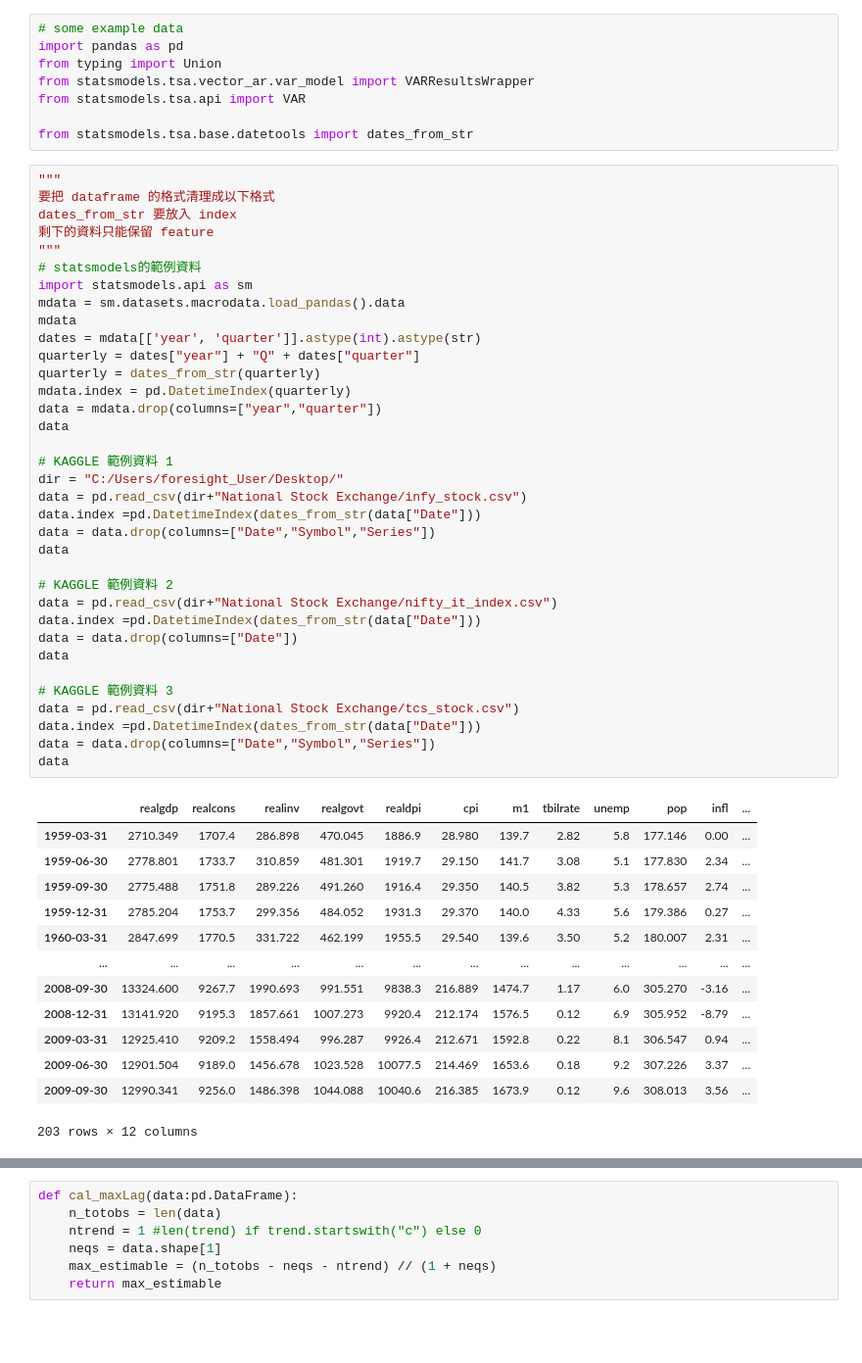
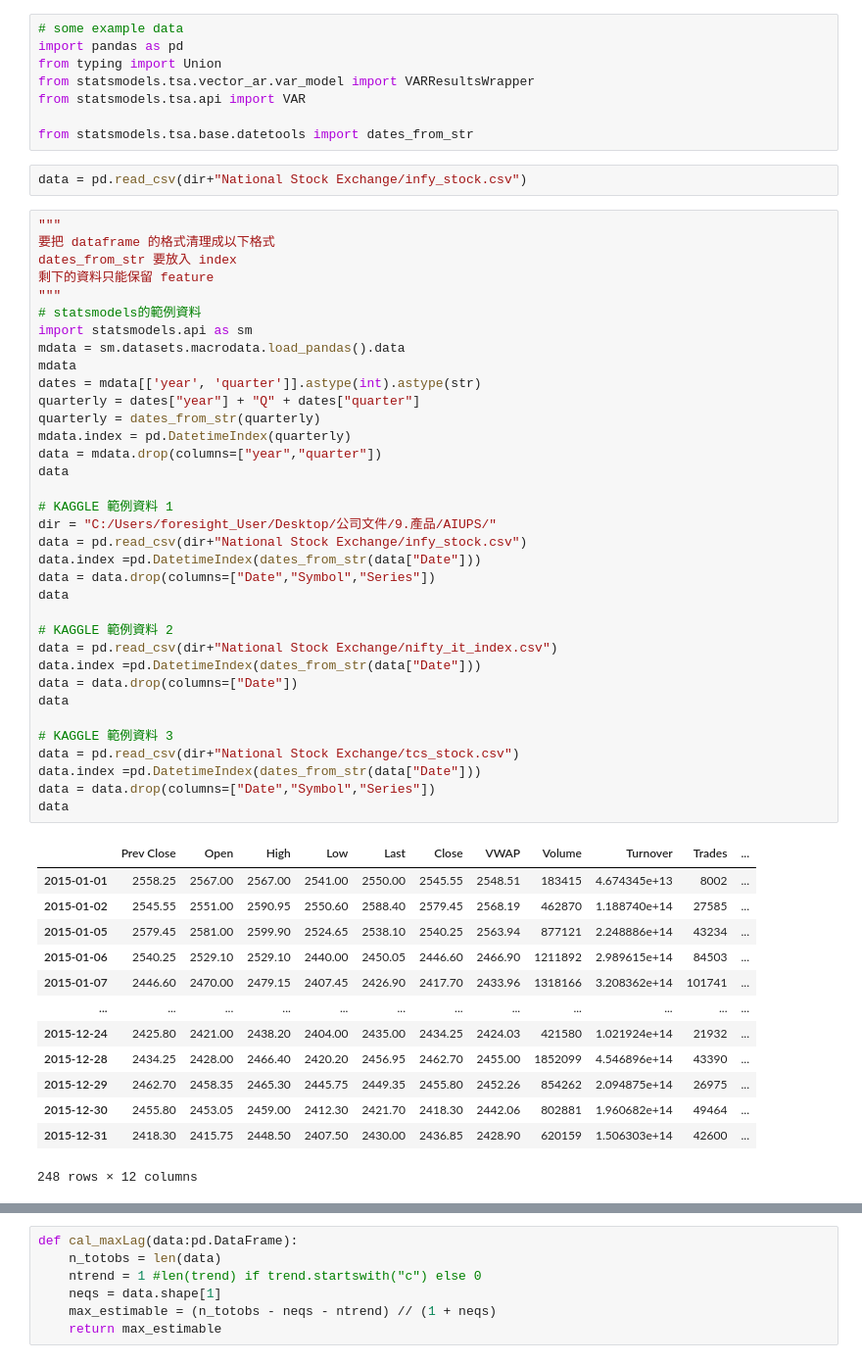
Before and after one commit to DanyelleJhang/FST, a Jupyter notebook: VAR_範例.ipynb, the cells around one changed output, grey strips where cells are left out. Shown at 98% size. Drawn from its saved outputs; the diff is of its cells as text; blank space fills up the shorter version.

```diff
--- a/VAR_範例.ipynb
+++ b/VAR_範例.ipynb
@@ -6,6 +6,8 @@ from statsmodels.tsa.vector_ar.var_model import VARResultsWrapper
 from statsmodels.tsa.api import VAR
 
 from statsmodels.tsa.base.datetools import dates_from_str
+# %%
+data = pd.read_csv(dir+"National Stock Exchange/infy_stock.csv")
 # %%
 """
 要把 dataframe 的格式清理成以下格式
@@ -14,44 +16,44 @@ dates_from_str 要放入 index
 """
 # statsmodels的範例資料
 import statsmodels.api as sm
 mdata = sm.datasets.macrodata.load_pandas().data
 mdata
 dates = mdata[['year', 'quarter']].astype(int).astype(str)
 quarterly = dates["year"] + "Q" + dates["quarter"]
 quarterly = dates_from_str(quarterly)
 mdata.index = pd.DatetimeIndex(quarterly)
 data = mdata.drop(columns=["year","quarter"])
 data
 
 # KAGGLE 範例資料 1
-dir = "C:/Users/foresight_User/Desktop/"
+dir = "C:/Users/foresight_User/Desktop/公司文件/9.產品/AIUPS/"
 data = pd.read_csv(dir+"National Stock Exchange/infy_stock.csv")
 data.index =pd.DatetimeIndex(dates_from_str(data["Date"]))
 data = data.drop(columns=["Date","Symbol","Series"])
 data
 
 # KAGGLE 範例資料 2
 data = pd.read_csv(dir+"National Stock Exchange/nifty_it_index.csv")
 data.index =pd.DatetimeIndex(dates_from_str(data["Date"]))
 data = data.drop(columns=["Date"])
 data
 
 # KAGGLE 範例資料 3
 data = pd.read_csv(dir+"National Stock Exchange/tcs_stock.csv")
 data.index =pd.DatetimeIndex(dates_from_str(data["Date"]))
 data = data.drop(columns=["Date","Symbol","Series"])
 data
 # %% [output]
-|  | realgdp | realcons | realinv | realgovt | realdpi | cpi | m1 | tbilrate | unemp | pop | infl | ... |
-| 1959-03-31 | 2710.349 | 1707.4 | 286.898 | 470.045 | 1886.9 | 28.980 | 139.7 | 2.82 | 5.8 | 177.146 | 0.00 | ... |
-| 1959-06-30 | 2778.801 | 1733.7 | 310.859 | 481.301 | 1919.7 | 29.150 | 141.7 | 3.08 | 5.1 | 177.830 | 2.34 | ... |
-| 1959-09-30 | 2775.488 | 1751.8 | 289.226 | 491.260 | 1916.4 | 29.350 | 140.5 | 3.82 | 5.3 | 178.657 | 2.74 | ... |
-| 1959-12-31 | 2785.204 | 1753.7 | 299.356 | 484.052 | 1931.3 | 29.370 | 140.0 | 4.33 | 5.6 | 179.386 | 0.27 | ... |
-| 1960-03-31 | 2847.699 | 1770.5 | 331.722 | 462.199 | 1955.5 | 29.540 | 139.6 | 3.50 | 5.2 | 180.007 | 2.31 | ... |
-| ... | ... | ... | ... | ... | ... | ... | ... | ... | ... | ... | ... | ... |
-| 2008-09-30 | 13324.600 | 9267.7 | 1990.693 | 991.551 | 9838.3 | 216.889 | 1474.7 | 1.17 | 6.0 | 305.270 | -3.16 | ... |
-| 2008-12-31 | 13141.920 | 9195.3 | 1857.661 | 1007.273 | 9920.4 | 212.174 | 1576.5 | 0.12 | 6.9 | 305.952 | -8.79 | ... |
-| 2009-03-31 | 12925.410 | 9209.2 | 1558.494 | 996.287 | 9926.4 | 212.671 | 1592.8 | 0.22 | 8.1 | 306.547 | 0.94 | ... |
-| 2009-06-30 | 12901.504 | 9189.0 | 1456.678 | 1023.528 | 10077.5 | 214.469 | 1653.6 | 0.18 | 9.2 | 307.226 | 3.37 | ... |
-| 2009-09-30 | 12990.341 | 9256.0 | 1486.398 | 1044.088 | 10040.6 | 216.385 | 1673.9 | 0.12 | 9.6 | 308.013 | 3.56 | ... |
+|  | Prev Close | Open | High | Low | Last | Close | VWAP | Volume | Turnover | Trades | ... |
+| 2015-01-01 | 2558.25 | 2567.00 | 2567.00 | 2541.00 | 2550.00 | 2545.55 | 2548.51 | 183415 | 4.674345e+13 | 8002 | ... |
+| 2015-01-02 | 2545.55 | 2551.00 | 2590.95 | 2550.60 | 2588.40 | 2579.45 | 2568.19 | 462870 | 1.188740e+14 | 27585 | ... |
+| 2015-01-05 | 2579.45 | 2581.00 | 2599.90 | 2524.65 | 2538.10 | 2540.25 | 2563.94 | 877121 | 2.248886e+14 | 43234 | ... |
+| 2015-01-06 | 2540.25 | 2529.10 | 2529.10 | 2440.00 | 2450.05 | 2446.60 | 2466.90 | 1211892 | 2.989615e+14 | 84503 | ... |
+| 2015-01-07 | 2446.60 | 2470.00 | 2479.15 | 2407.45 | 2426.90 | 2417.70 | 2433.96 | 1318166 | 3.208362e+14 | 101741 | ... |
+| ... | ... | ... | ... | ... | ... | ... | ... | ... | ... | ... | ... |
+| 2015-12-24 | 2425.80 | 2421.00 | 2438.20 | 2404.00 | 2435.00 | 2434.25 | 2424.03 | 421580 | 1.021924e+14 | 21932 | ... |
+| 2015-12-28 | 2434.25 | 2428.00 | 2466.40 | 2420.20 | 2456.95 | 2462.70 | 2455.00 | 1852099 | 4.546896e+14 | 43390 | ... |
+| 2015-12-29 | 2462.70 | 2458.35 | 2465.30 | 2445.75 | 2449.35 | 2455.80 | 2452.26 | 854262 | 2.094875e+14 | 26975 | ... |
+| 2015-12-30 | 2455.80 | 2453.05 | 2459.00 | 2412.30 | 2421.70 | 2418.30 | 2442.06 | 802881 | 1.960682e+14 | 49464 | ... |
+| 2015-12-31 | 2418.30 | 2415.75 | 2448.50 | 2407.50 | 2430.00 | 2436.85 | 2428.90 | 620159 | 1.506303e+14 | 42600 | ... |
-203 rows × 12 columns
+248 rows × 12 columns
```
Also changed, not shown: parts of 5 cells of this notebook, 1 other file.
